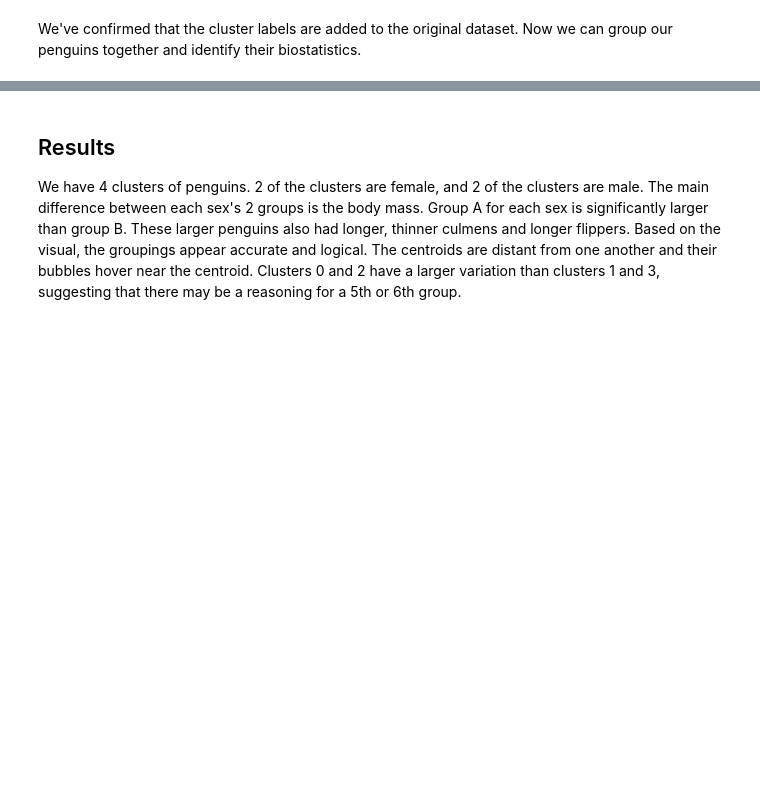
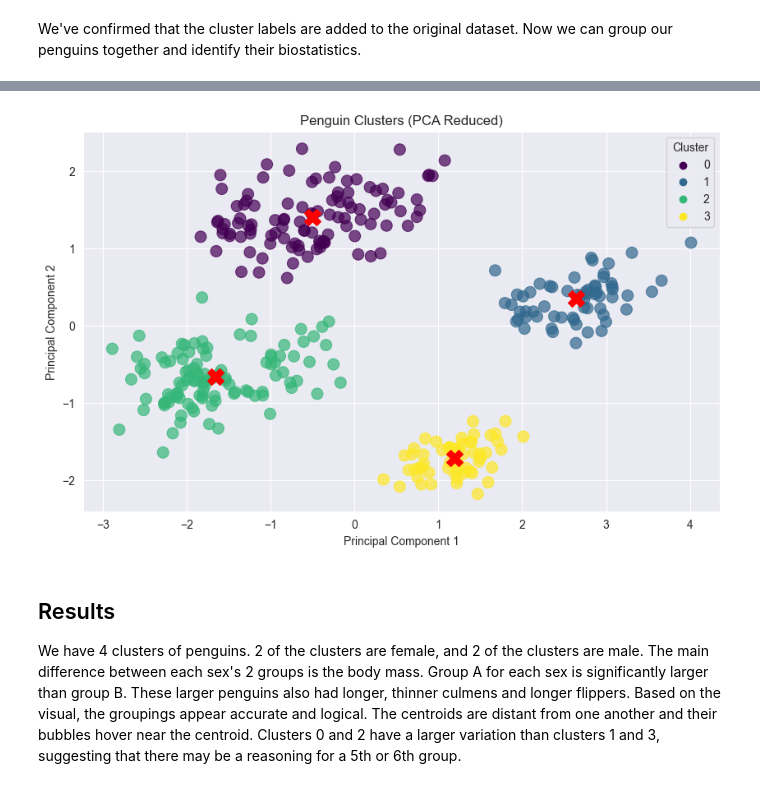
Before and after one commit to mwheelermba/Michael-Wheeler-Portfolio, a Jupyter notebook: MiniProjects/Clustering_Penguins/clustering_penguins.ipynb, the cells around one changed output, grey strips where cells are left out. Drawn from its saved outputs; the diff is of its cells as text; code cells hidden in the pictures; blank space fills up the shorter version.

```diff
--- a/MiniProjects/Clustering_Penguins/clustering_penguins.ipynb
+++ b/MiniProjects/Clustering_Penguins/clustering_penguins.ipynb
@@ -145,3 +114,26 @@ fig.show()
+# %%
+# Apply PCA to reduce dimensions to 2
+pca = PCA(n_components=2)
+pg_pca = pca.fit_transform(pg_scaled)
+
+# Create a DataFrame with the PCA results
+pg_pca_df = pd.DataFrame(data=pg_pca, columns=['PC1', 'PC2'])
+pg_pca_df['label'] = labels
+
+# Calculate the centroids in the PCA space
+centroids = pca.transform(model.cluster_centers_)
+
+# Plotting the clusters and centroids using Seaborn
+plt.figure(figsize=(10, 6))
+sns.scatterplot(data=pg_pca_df, x='PC1', y='PC2', hue='label', palette='viridis', s=100, alpha=0.7, edgecolor=None)
+plt.scatter(centroids[:, 0], centroids[:, 1], c='red', s=200, marker='X')
+plt.title('Penguin Clusters (PCA Reduced)')
+plt.xlabel('Principal Component 1')
+plt.ylabel('Principal Component 2')
+plt.legend(title='Cluster')
+plt.show()
+# %% [output]
+[figure, added]
 # %% [markdown]
 ## Results
 We have 4 clusters of penguins. 2 of the clusters are female, and 2 of the clusters are male. The main difference between each sex's 2 groups is the body mass. Group A for each sex is significantly larger than group B. These larger penguins also had longer, thinner culmens and longer flippers. Based on the visual, the groupings appear accurate and logical. The centroids are distant from one another and their bubbles hover near the centroid. Clusters 0 and 2 have a larger variation than clusters 1 and 3, suggesting that there may be a reasoning for a 5th or 6th group.
```
Also changed, not shown: parts of 4 cells of this notebook.
